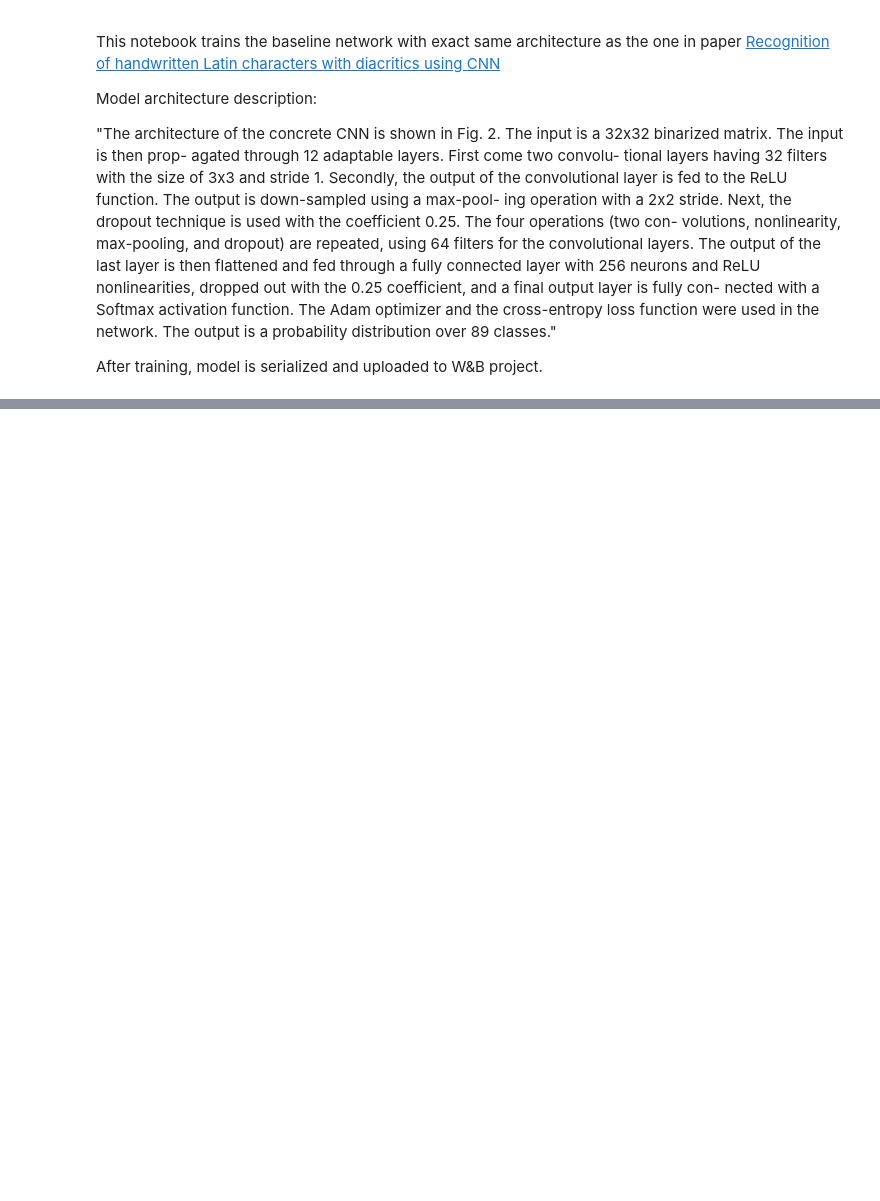
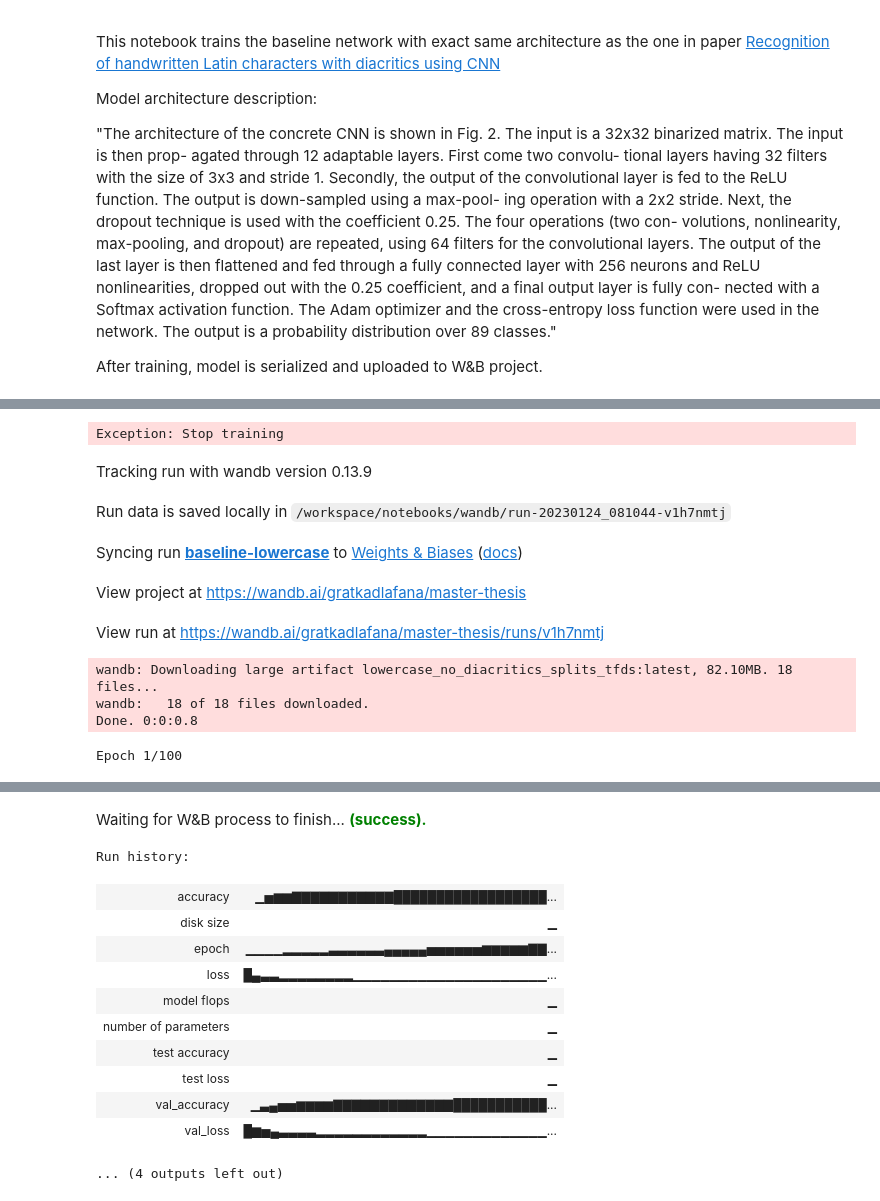
Before and after one commit to WestedCrean/master-thesis, a Jupyter notebook: notebooks/baseline_phcd.ipynb, the cells around one changed output, grey strips where cells are left out. Cells and saved outputs as stored; diff of their text form; code cells hidden in the pictures; blank space fills up the shorter version.

```diff
--- a/notebooks/baseline_phcd.ipynb
+++ b/notebooks/baseline_phcd.ipynb
@@ -219,4 +229,5 @@ defaults = dict(
     optimizer="adam"
 )
 
-train("baseline-uppercase-diacritics", defaults, artifact_name="uppercase_splits_tfds")
+#train("baseline-uppercase-diacritics", defaults, artifact_name="uppercase_splits_tfds")
+train("baseline-numbers", defaults, artifact_name="numbers_splits_tfds")
@@ -225,6 +303,20 @@ train("baseline-numbers", defaults, artifact_name="numbers_splits_tfds")
+# %%
+raise Exception("Stop training")
+# %% [output]
+Exception: Stop training
 # %%
 train("baseline-uppercase", defaults, artifact_name="uppercase_no_diacritics_splits_tfds")
 # %%
 train("baseline-lowercase-diacritics", defaults, artifact_name="lowercase_splits_tfds")
 # %%
-train("baseline-lowercase-diacritics", defaults, artifact_name="lowercase_no_diacritics_splits_tfds")
+train("baseline-lowercase", defaults, artifact_name="lowercase_no_diacritics_splits_tfds")
+# %% [output]
+Tracking run with wandb version 0.13.9
+Run data is saved locally in /workspace/notebooks/wandb/run-20230124_081044-v1h7nmtj
+Syncing run baseline-lowercase to Weights & Biases (docs)
+View project at https://wandb.ai/gratkadlafana/master-thesis
+View run at https://wandb.ai/gratkadlafana/master-thesis/runs/v1h7nmtj
+wandb: Downloading large artifact lowercase_no_diacritics_splits_tfds:latest, 82.10MB. 18 files...
+wandb:   18 of 18 files downloaded.
+Done. 0:0:0.8
+Epoch 1/100
@@ -231,2 +357,15 @@ train("baseline-lowercase-diacritics", defaults, artifact_name="lowercase_no_dia
+Waiting for W&B process to finish... (success).
+Run history:
+| accuracy | ▁▅▆▆▇▇▇▇▇▇▇▇▇▇▇██████████████████... |
+| disk size | ▁ |
+| epoch | ▁▁▁▁▂▂▂▂▂▃▃▃▃▃▃▄▄▄▄▄▅▅▅▅▅▅▆▆▆▆▆▇▇... |
+| loss | █▄▃▃▂▂▂▂▂▂▂▂▁▁▁▁▁▁▁▁▁▁▁▁▁▁▁▁▁▁▁▁▁... |
+| model flops | ▁ |
+| number of parameters | ▁ |
+| test accuracy | ▁ |
+| test loss | ▁ |
+| val_accuracy | ▁▃▄▅▅▆▆▆▆▇▇▇▇▇▇▇▇▇▇▇▇▇███████████... |
+| val_loss | █▆▅▄▃▃▃▃▂▂▂▂▂▂▂▂▂▂▂▂▁▁▁▁▁▁▁▁▁▁▁▁▁... |
+... (4 outputs left out)
 # %%
 train("baseline", defaults, artifact_name="phcd_paper_splits_tfds")
```
Also changed, not shown: parts of 6 cells of this notebook, 1 other file.
